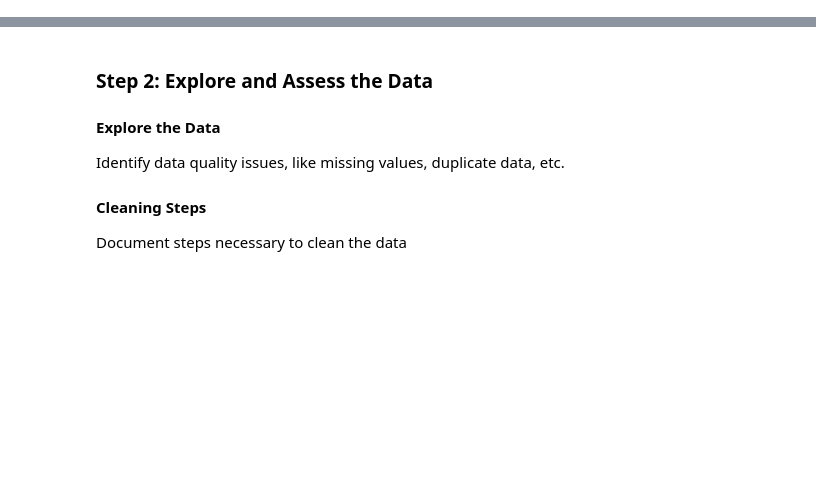
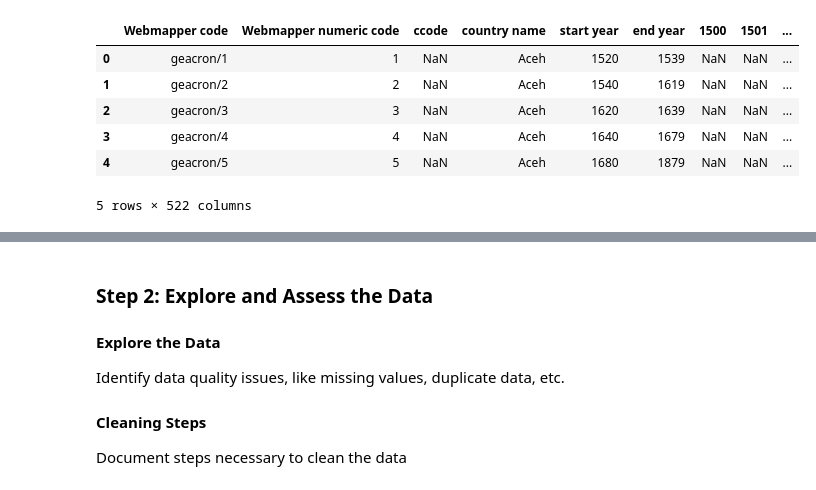
Before and after one commit to jukkakansanaho/udacity-dend-project-capstone, a Jupyter notebook: udacity-dend-project-capstone.ipynb, the cells around one changed output, grey strips where cells are left out. Drawn from its saved outputs; the diff is of its cells as text; code cells hidden in the pictures; blank space fills up the shorter version.

```diff
--- a/udacity-dend-project-capstone.ipynb
+++ b/udacity-dend-project-capstone.ipynb
@@ -36,0 +162,10 @@ df.head()
+# %%
+so2_data_df.head()
+# %% [output]
+|  | Webmapper code | Webmapper numeric code | ccode | country name | start year | end year | 1500 | 1501 | ... |
+| 0 | geacron/1 | 1 | NaN | Aceh | 1520 | 1539 | NaN | NaN | ... |
+| 1 | geacron/2 | 2 | NaN | Aceh | 1540 | 1619 | NaN | NaN | ... |
+| 2 | geacron/3 | 3 | NaN | Aceh | 1620 | 1639 | NaN | NaN | ... |
+| 3 | geacron/4 | 4 | NaN | Aceh | 1640 | 1679 | NaN | NaN | ... |
+| 4 | geacron/5 | 5 | NaN | Aceh | 1680 | 1879 | NaN | NaN | ... |
+5 rows × 522 columns
```
Also changed, not shown: parts of 38 cells of this notebook, 1 other file.
